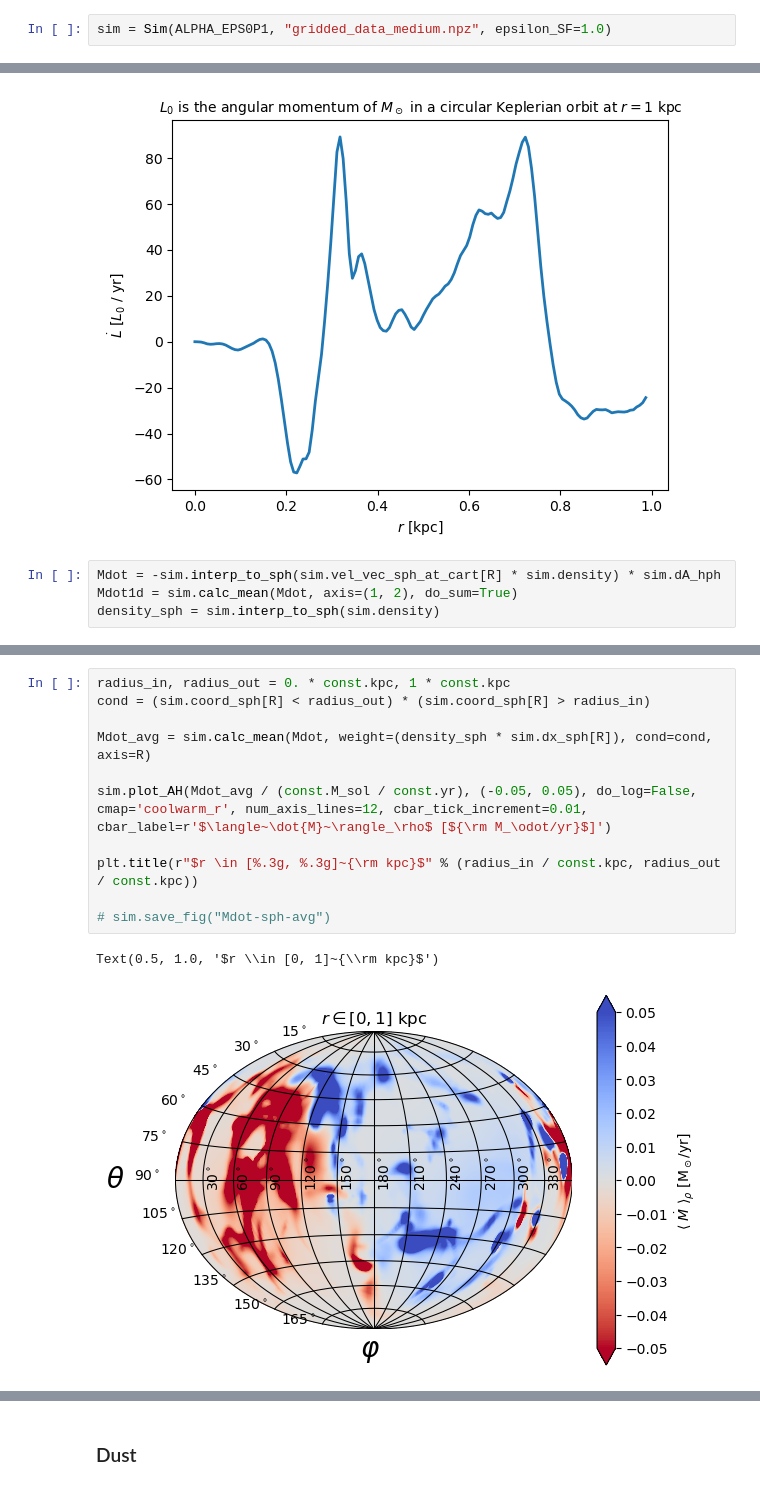
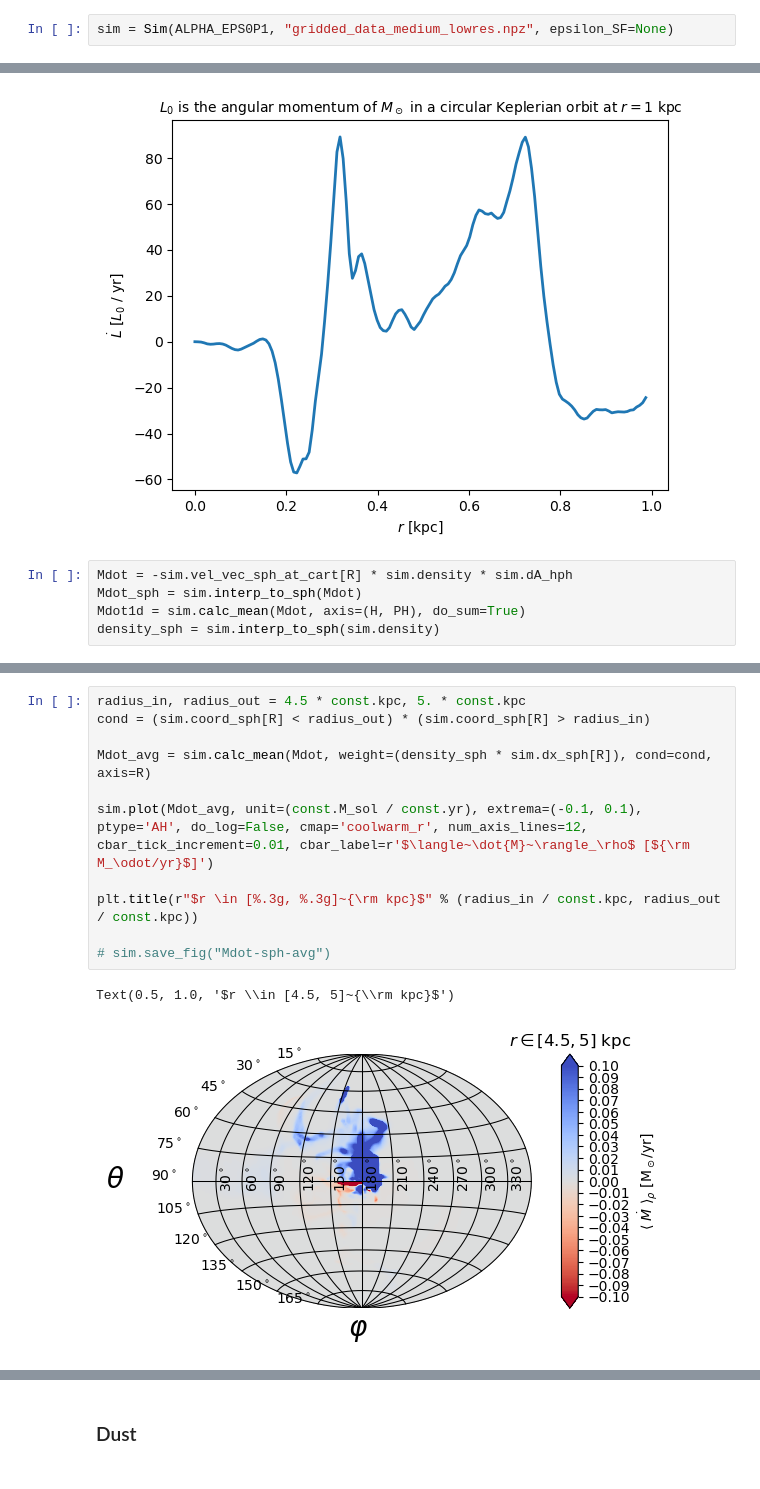
Before and after one commit to zandalman/RAMSES-analysis, a Jupyter notebook: analysis.ipynb, the cells around one changed output, grey strips where cells are left out. Saved outputs shown, nothing was run; the diff lists cells and outputs as text.

```diff
--- a/analysis.ipynb
+++ b/analysis.ipynb
@@ -12,7 +12,7 @@ from sim import *
 #list_of_sim = [sim_eps0p01, sim_eps0p1, sim_eps1p0, sim_gas]
 #sim = sim_gas
 # %%
-sim = Sim(ALPHA_EPS0P1, "gridded_data_medium.npz", epsilon_SF=1.0)
+sim = Sim(ALPHA_EPS0P1, "gridded_data_medium_lowres.npz", epsilon_SF=None)
 # %% [output]
 Moving to directory '/home/za9132/scratch/romain/alpha_eps0p1'.
 # %% [markdown]
@@ -71,8 +71,9 @@ plt.title(r"$L_0$ is the angular momentum of $M_\odot$ in a circular Keplerian o
 Text(0.5, 1.0, '$L_0$ is the angular momentum of $M_\\odot$ in a circular Keplerian orbit at $r = 1~{\\rm kpc}$')
 [figure]
 # %%
-Mdot = -sim.interp_to_sph(sim.vel_vec_sph_at_cart[R] * sim.density) * sim.dA_hph
-Mdot1d = sim.calc_mean(Mdot, axis=(1, 2), do_sum=True)
+Mdot = -sim.vel_vec_sph_at_cart[R] * sim.density * sim.dA_hph
+Mdot_sph = sim.interp_to_sph(Mdot)
+Mdot1d = sim.calc_mean(Mdot, axis=(H, PH), do_sum=True)
 density_sph = sim.interp_to_sph(sim.density)
 # %%
 plt.plot(sim.coord1d_sph[R] / const.kpc, Mdot1d / (const.M_sol / const.yr), lw=2)
@@ -99,14 +114,14 @@ Text(0.5, 1.0, '$r = 1~{\\rm kpc}$')
 # %%
-radius_in, radius_out = 0. * const.kpc, 1 * const.kpc
+radius_in, radius_out = 4.5 * const.kpc, 5. * const.kpc
 cond = (sim.coord_sph[R] < radius_out) * (sim.coord_sph[R] > radius_in)
 
 Mdot_avg = sim.calc_mean(Mdot, weight=(density_sph * sim.dx_sph[R]), cond=cond, axis=R)
 
-sim.plot_AH(Mdot_avg / (const.M_sol / const.yr), (-0.05, 0.05), do_log=False, cmap='coolwarm_r', num_axis_lines=12, cbar_tick_increment=0.01, cbar_label=r'$\langle~\dot{M}~\rangle_\rho$ [${\rm M_\odot/yr}$]')
+sim.plot(Mdot_avg, unit=(const.M_sol / const.yr), extrema=(-0.1, 0.1), ptype='AH', do_log=False, cmap='coolwarm_r', num_axis_lines=12, cbar_tick_increment=0.01, cbar_label=r'$\langle~\dot{M}~\rangle_\rho$ [${\rm M_\odot/yr}$]')
 
 plt.title(r"$r \in [%.3g, %.3g]~{\rm kpc}$" % (radius_in / const.kpc, radius_out / const.kpc))
 
 # sim.save_fig("Mdot-sph-avg")
 # %% [output]
-Text(0.5, 1.0, '$r \\in [0, 1]~{\\rm kpc}$')
+Text(0.5, 1.0, '$r \\in [4.5, 5]~{\\rm kpc}$')
-[figure, old version]
+[figure, new version]
```
Also changed, not shown: parts of 16 cells of this notebook, 4 other files.
